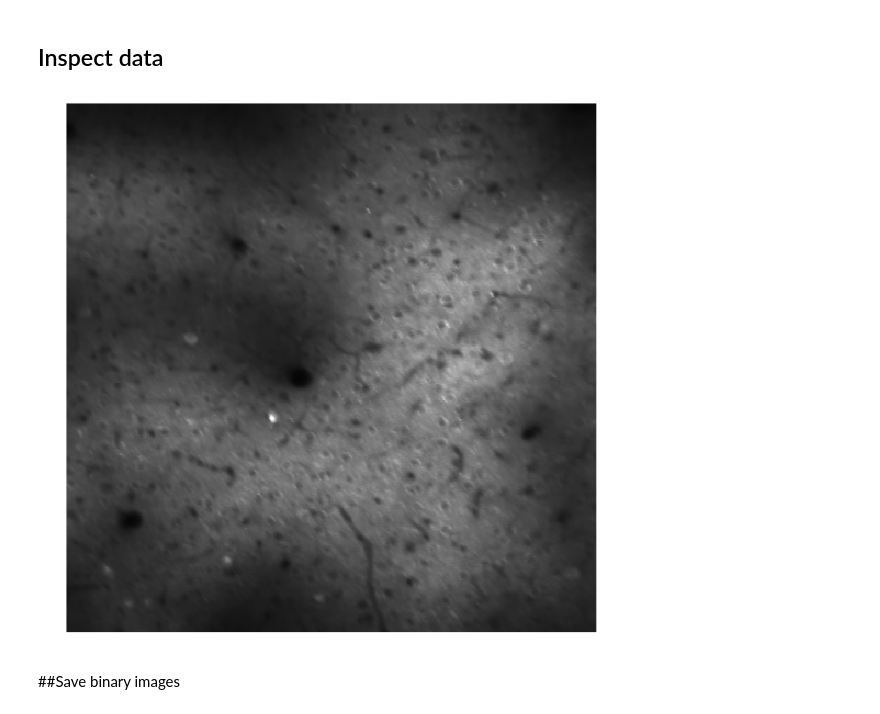
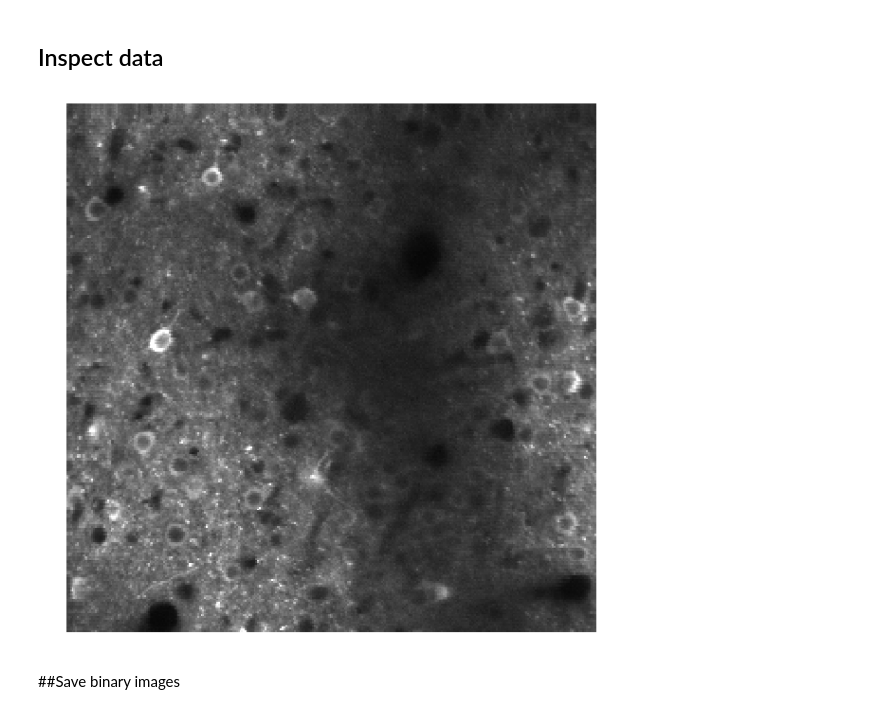
Before and after one commit to sofroniewn/2P-RAM-pipeline, a Jupyter notebook: notebooks/preprocess-images.ipynb, the cells around one changed output. Cells and saved outputs as stored; diff of their text form; code cells hidden in the pictures.

```diff
--- a/notebooks/preprocess-images.ipynb
+++ b/notebooks/preprocess-images.ipynb
@@ -32,2 +32,2 @@ True
 # %%
-meta, data = loadImages(path + '/images-raw/' + prefix + '*', engine = sc)
+rawData = td.images.fromtif(path + '/images-raw/', nplanes=1, engine = sc)
@@ -33,0 +42,2 @@ meta, data = loadImages(path + '/images-raw/' + prefix + '*', engine = sc)
+# %%
+rawDataSm = rawData[15:183]
@@ -33,0 +46,8 @@ meta, data = loadImages(path + '/images-raw/' + prefix + '*', engine = sc)
+# %%
+t, z = rawDataSm.shape[0]/8, 8
+x, y = rawData.shape[1:]
+#swapped = rawData.values.reshape(z, t, x, y).transpose(1, 0, 2, 3).swap((1), ())
+swapped = rawDataSm.values.reshape(t, z, x, y).swap((1), ())
+reshaped = td.images.Images(swapped)
+# %%
+img = reshaped.mean().toarray()
@@ -48,8 +72,7 @@ mean = data.mean().toarray()
 # %%
-img = mean[0]
-image(img, clim=(0, 3.5*img.mean()), size = 10);
+image(img[2], clim=(0, 3.5*img.mean()), size = 10);
 # %% [output]
-[figure, old version]
+[figure, new version]
 # %% [markdown]
 ##Save binary images
 # %%
```
Also changed, not shown: parts of 17 cells of this notebook, 2 other files.
